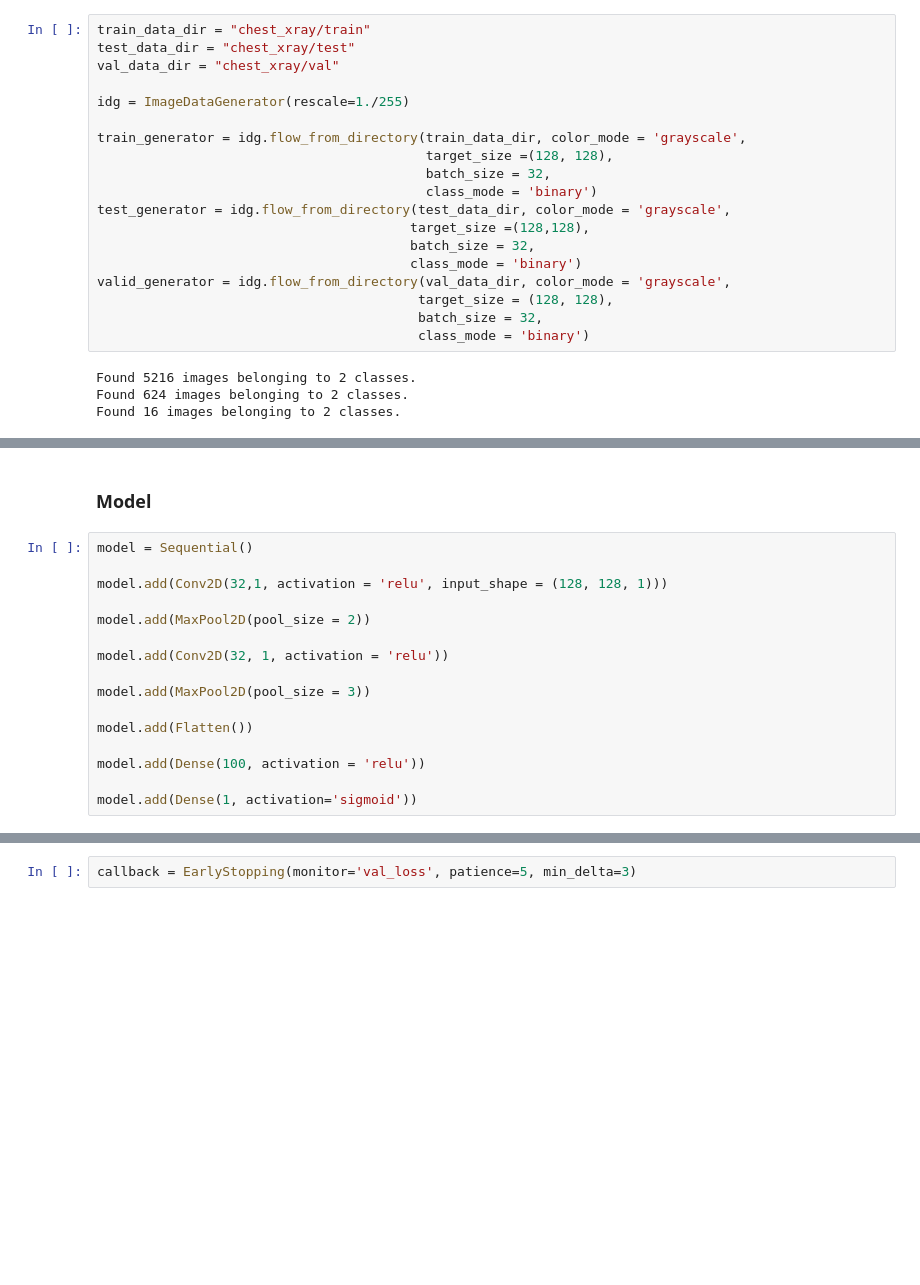
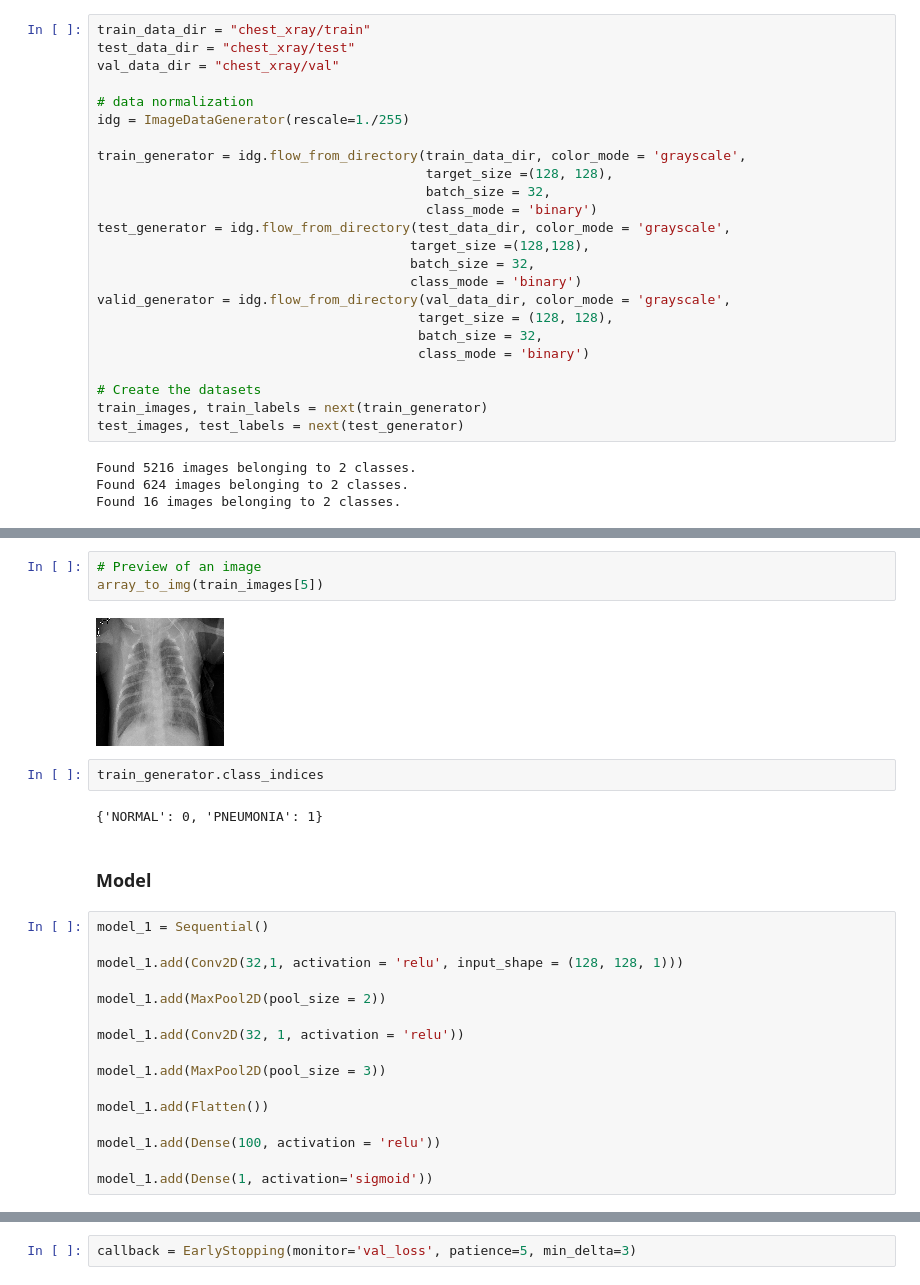
Before and after one commit to edejesus196/Chest_X-Ray_Images, a Jupyter notebook: main_notebook.ipynb, the cells around one changed output, grey strips where cells are left out. Saved outputs shown, nothing was run; the diff lists cells and outputs as text; blank space fills up the shorter version.

```diff
--- a/main_notebook.ipynb
+++ b/main_notebook.ipynb
@@ -16,6 +16,7 @@ train_data_dir = "chest_xray/train"
 test_data_dir = "chest_xray/test"
 val_data_dir = "chest_xray/val"
 
+# data normalization
 idg = ImageDataGenerator(rescale=1./255)
 
 train_generator = idg.flow_from_directory(train_data_dir, color_mode = 'grayscale',
@@ -30,6 +31,10 @@ valid_generator = idg.flow_from_directory(val_data_dir, color_mode = 'grayscale'
                                          target_size = (128, 128),
                                          batch_size = 32,
                                          class_mode = 'binary')
+
+# Create the datasets
+train_images, train_labels = next(train_generator)
+test_images, test_labels = next(test_generator)
 # %% [output]
 Found 5216 images belonging to 2 classes.
 Found 624 images belonging to 2 classes.
@@ -37,19 +48,28 @@ Found 16 images belonging to 2 classes.
+# %%
+# Preview of an image
+array_to_img(train_images[5])
+# %% [output]
+[figure, added]
+# %%
+train_generator.class_indices
+# %% [output]
+{'NORMAL': 0, 'PNEUMONIA': 1}
 # %% [markdown]
 ### Model
 # %%
-model = Sequential()
+model_1 = Sequential()
 
-model.add(Conv2D(32,1, activation = 'relu', input_shape = (128, 128, 1)))
+model_1.add(Conv2D(32,1, activation = 'relu', input_shape = (128, 128, 1)))
 
-model.add(MaxPool2D(pool_size = 2))
+model_1.add(MaxPool2D(pool_size = 2))
 
-model.add(Conv2D(32, 1, activation = 'relu'))
+model_1.add(Conv2D(32, 1, activation = 'relu'))
 
-model.add(MaxPool2D(pool_size = 3))
+model_1.add(MaxPool2D(pool_size = 3))
 
-model.add(Flatten())
+model_1.add(Flatten())
 
-model.add(Dense(100, activation = 'relu'))
+model_1.add(Dense(100, activation = 'relu'))
 
-model.add(Dense(1, activation='sigmoid'))
+model_1.add(Dense(1, activation='sigmoid'))
 # %%
```
Also changed, not shown: parts of 8 cells of this notebook.
